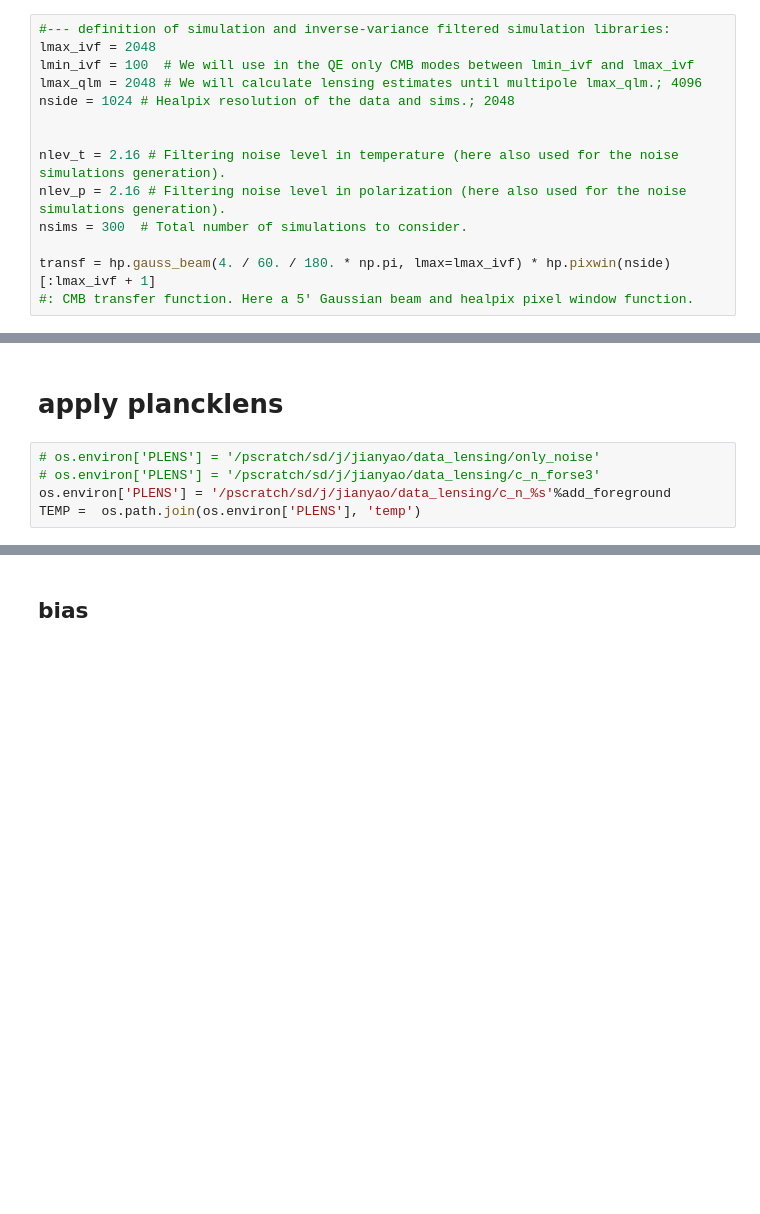
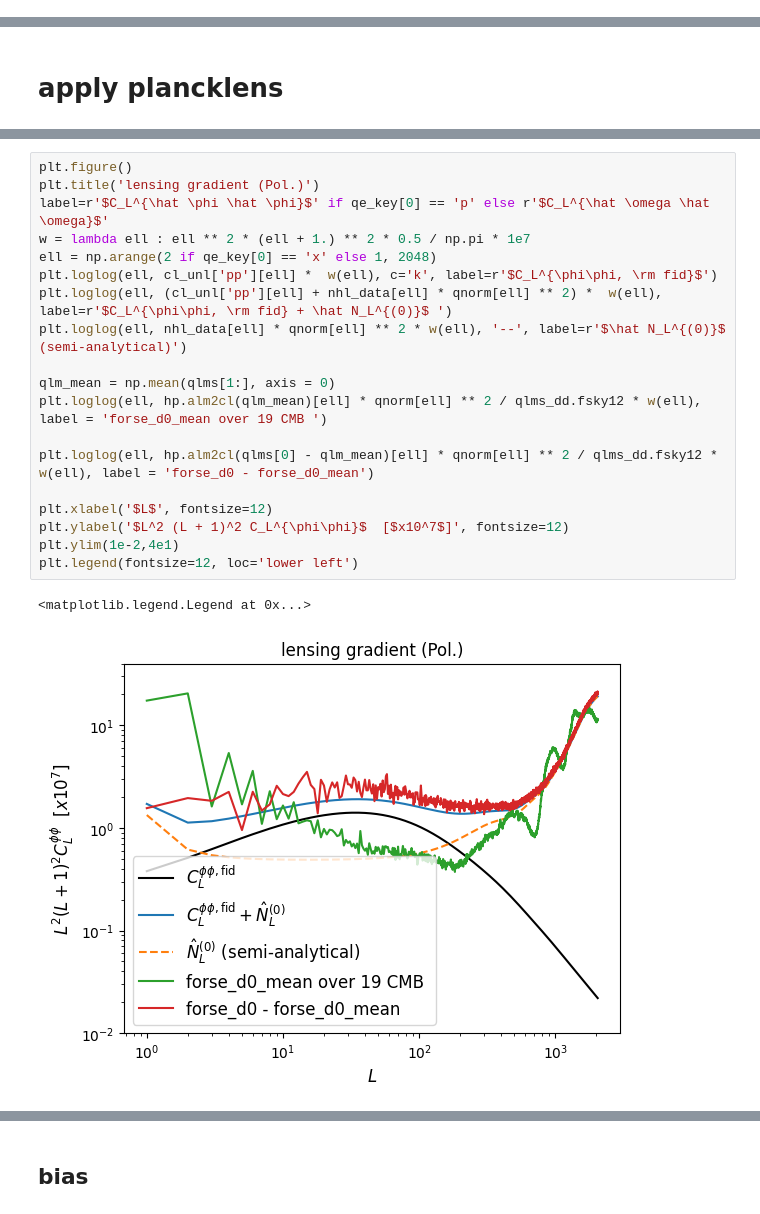
Before and after one commit to yaojian95/non_gau_lensing, a Jupyter notebook: try_plancklen.ipynb, the cells around one changed output, grey strips where cells are left out. Drawn from its saved outputs; the diff is of its cells as text; blank space fills up the shorter version.

Commit message:
mean_field for forse_d0

```diff
--- a/try_plancklen.ipynb
+++ b/try_plancklen.ipynb
@@ -244,14 +170,0 @@ lmax_unl, mmax_unl = lmax_len + dlmax, lmax_len + dlmax
-# %%
-#--- definition of simulation and inverse-variance filtered simulation libraries:
-lmax_ivf = 2048
-lmin_ivf = 100  # We will use in the QE only CMB modes between lmin_ivf and lmax_ivf
-lmax_qlm = 2048 # We will calculate lensing estimates until multipole lmax_qlm.; 4096
-nside = 1024 # Healpix resolution of the data and sims.; 2048
-
-
-nlev_t = 2.16 # Filtering noise level in temperature (here also used for the noise simulations generation).
-nlev_p = 2.16 # Filtering noise level in polarization (here also used for the noise simulations generation).
-nsims = 300  # Total number of simulations to consider.
-
-transf = hp.gauss_beam(4. / 60. / 180. * np.pi, lmax=lmax_ivf) * hp.pixwin(nside)[:lmax_ivf + 1]
-#: CMB transfer function. Here a 5' Gaussian beam and healpix pixel window function.
@@ -278,8 +268,3 @@ gen_cmb_len_alm(nside=nside, N = 1, fwhm = 4.0, add_foreground=False)
   Total            :  [0:00:04.272438] d:h:m:s:mus
 # %% [markdown]
 # apply plancklens
-# %%
-# os.environ['PLENS'] = '/pscratch/sd/j/jianyao/data_lensing/only_noise'
-# os.environ['PLENS'] = '/pscratch/sd/j/jianyao/data_lensing/c_n_forse3'
-os.environ['PLENS'] = '/pscratch/sd/j/jianyao/data_lensing/c_n_%s'%add_foreground
-TEMP =  os.path.join(os.environ['PLENS'], 'temp')
@@ -360,0 +406,22 @@ plt.loglog(qcls_dd.get_sim_qcl('ptt', 0))
+# %%
+plt.figure()
+plt.title('lensing gradient (Pol.)')
+label=r'$C_L^{\hat \phi \hat \phi}$' if qe_key[0] == 'p' else r'$C_L^{\hat \omega \hat \omega}$'
+w = lambda ell : ell ** 2 * (ell + 1.) ** 2 * 0.5 / np.pi * 1e7
+ell = np.arange(2 if qe_key[0] == 'x' else 1, 2048)
+plt.loglog(ell, cl_unl['pp'][ell] *  w(ell), c='k', label=r'$C_L^{\phi\phi, \rm fid}$')
+plt.loglog(ell, (cl_unl['pp'][ell] + nhl_data[ell] * qnorm[ell] ** 2) *  w(ell), label=r'$C_L^{\phi\phi, \rm fid} + \hat N_L^{(0)}$ ')
+plt.loglog(ell, nhl_data[ell] * qnorm[ell] ** 2 * w(ell), '--', label=r'$\hat N_L^{(0)}$ (semi-analytical)')
+
+qlm_mean = np.mean(qlms[1:], axis = 0)
+plt.loglog(ell, hp.alm2cl(qlm_mean)[ell] * qnorm[ell] ** 2 / qlms_dd.fsky12 * w(ell), label = 'forse_d0_mean over 19 CMB ')
+
+plt.loglog(ell, hp.alm2cl(qlms[0] - qlm_mean)[ell] * qnorm[ell] ** 2 / qlms_dd.fsky12 * w(ell), label = 'forse_d0 - forse_d0_mean')
+
+plt.xlabel('$L$', fontsize=12)
+plt.ylabel('$L^2 (L + 1)^2 C_L^{\phi\phi}$  [$x10^7$]', fontsize=12)
+plt.ylim(1e-2,4e1)
+plt.legend(fontsize=12, loc='lower left')
+# %% [output]
+<matplotlib.legend.Legend at 0x...>
+[figure, added]
```
Also changed, not shown: parts of 25 cells of this notebook.
